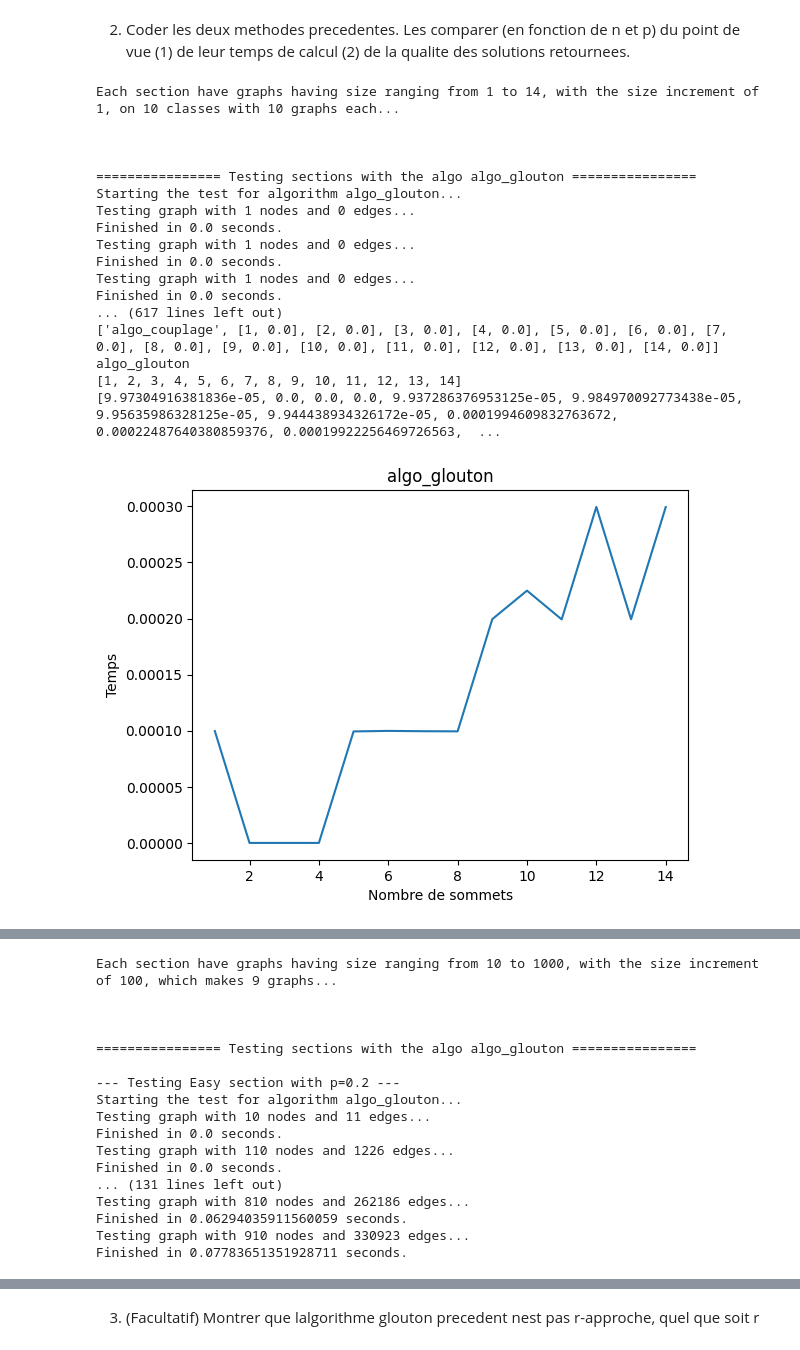
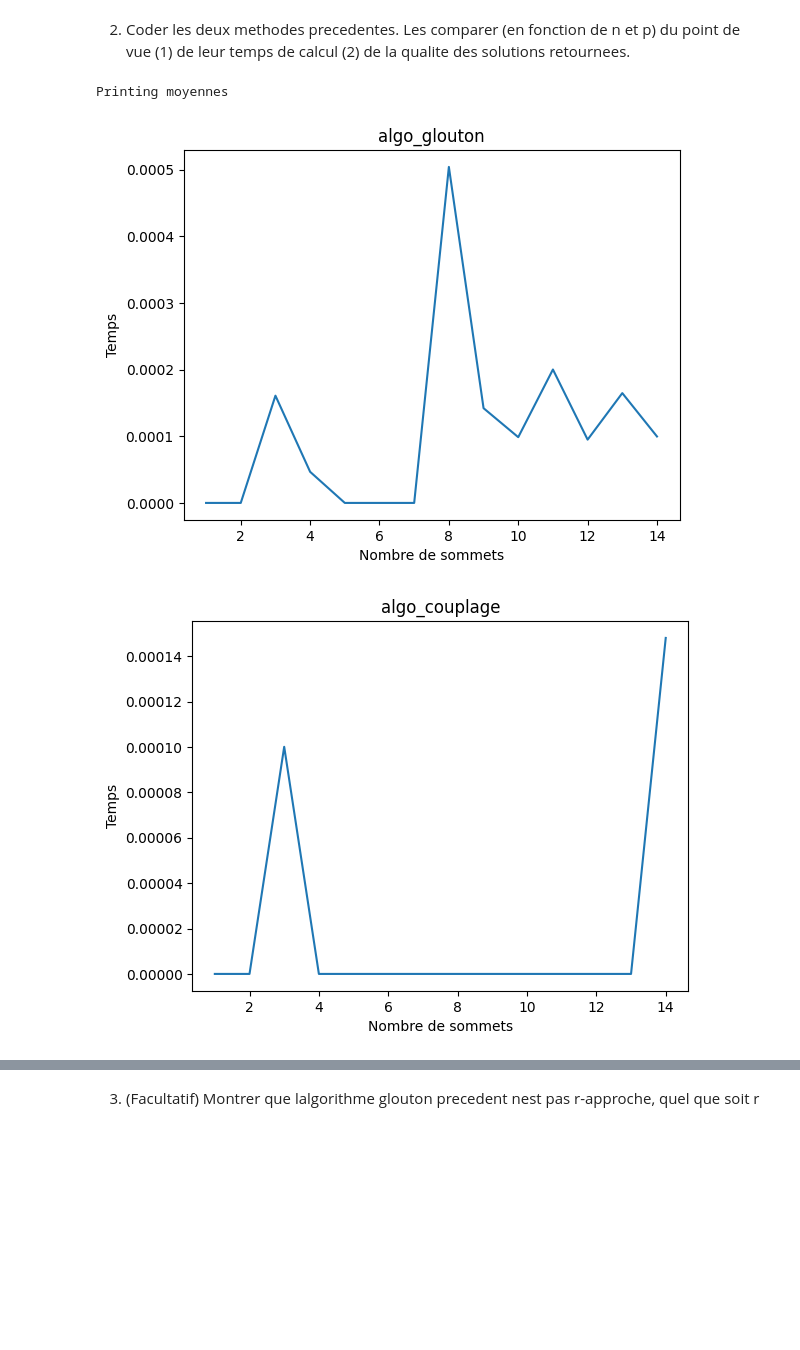
Before and after one commit to EmirhanFaruk/Projet-COMPLEX, a Jupyter notebook: projet.ipynb, the cells around one changed output, grey strips where cells are left out. Drawn from its saved outputs; the diff is of its cells as text; code cells hidden in the pictures; blank space fills up the shorter version.

Commit message:
Finally stress test is done, now seperate nb sommet for other algos to be added.

```diff
--- a/projet.ipynb
+++ b/projet.ipynb
@@ -4,6 +4,12 @@
  Théo-Paul Ladet
 # %% [markdown]
 ##### Fonctions utilitaires:
+# %%
+DEBUG = False
+
+def sprint(s: str) -> None:
+    if DEBUG:
+        print(s)
 # %%
 
 from pathlib import Path
@@ -152,9 +158,9 @@ def makePlotForMoyennesNFixed(algomoyennes):
     moyennesetsommets = algomoyennes[1:]
     probas = [x[0] for x in moyennesetsommets]
     moyennes = [x[1] for x in moyennesetsommets]
-    print(algoname)
-    print(probas)
-    print(moyennes)
+    sprint(algoname)
+    sprint(probas)
+    sprint(moyennes)
     plt.plot(probas, moyennes)
     plt.xlabel("Probabilité")
     plt.ylabel("Temps")
@@ -168,9 +174,9 @@ def makePlotForMoyennes(algomoyennes):
     moyennesetsommets = algomoyennes[1:]
     nbsommets = [x[0] for x in moyennesetsommets]
     moyennes = [x[1] for x in moyennesetsommets]
-    print(algoname)
-    print(nbsommets)
-    print(moyennes)
+    sprint(algoname)
+    sprint(nbsommets)
+    sprint(moyennes)
     plt.plot(nbsommets, moyennes)
     plt.xlabel("Nombre de sommets")
     plt.ylabel("Temps")
@@ -623,25 +683,10 @@ def testFixedN(algos: List[Callable[[Any], Any]]) -> None:
 # %%
 algos = [algo_glouton, algo_couplage]
 #testLevels(algos)
 testFixedP(algos)
-stressTest(algos, m=10, n=1000, increment=100)
+testLevels(algos, m=10, n=1000, increment=100)
 #TODO: plot results
 # %% [output]
-Each section have graphs having size ranging from 1 to 14, with the size increment of 1, on 10 classes with 10 graphs each...
-
-
-
-================ Testing sections with the algo algo_glouton ================
-Starting the test for algorithm algo_glouton...
-Testing graph with 1 nodes and 0 edges...
-Finished in 0.0 seconds.
-Testing graph with 1 nodes and 0 edges...
-Finished in 0.0 seconds.
-Testing graph with 1 nodes and 0 edges...
-Finished in 0.0 seconds.
-... (617 lines left out)
-['algo_couplage', [1, 0.0], [2, 0.0], [3, 0.0], [4, 0.0], [5, 0.0], [6, 0.0], [7, 0.0], [8, 0.0], [9, 0.0], [10, 0.0], [11, 0.0], [12, 0.0], [13, 0.0], [14, 0.0]]
-algo_glouton
-[1, 2, 3, 4, 5, 6, 7, 8, 9, 10, 11, 12, 13, 14]
-[9.97304916381836e-05, 0.0, 0.0, 0.0, 9.937286376953125e-05, 9.984970092773438e-05, 9.95635986328125e-05, 9.944438934326172e-05, 0.0001994609832763672, 0.00022487640380859376, 0.00019922256469726563,  ...
+Printing moyennes
-[figure, old version]
+[figure, new version]
+[figure, new version]
@@ -652,17 +709,0 @@ algo_couplage
-Each section have graphs having size ranging from 10 to 1000, with the size increment of 100, which makes 9 graphs...
-
-
-
-================ Testing sections with the algo algo_glouton ================
-
---- Testing Easy section with p=0.2 ---
-Starting the test for algorithm algo_glouton...
-Testing graph with 10 nodes and 11 edges...
-Finished in 0.0 seconds.
-Testing graph with 110 nodes and 1226 edges...
-Finished in 0.0 seconds.
-... (131 lines left out)
-Testing graph with 810 nodes and 262186 edges...
-Finished in 0.06294035911560059 seconds.
-Testing graph with 910 nodes and 330923 edges...
-Finished in 0.07783651351928711 seconds.
```
Also changed, not shown: parts of 5 cells of this notebook, 3 other files.
